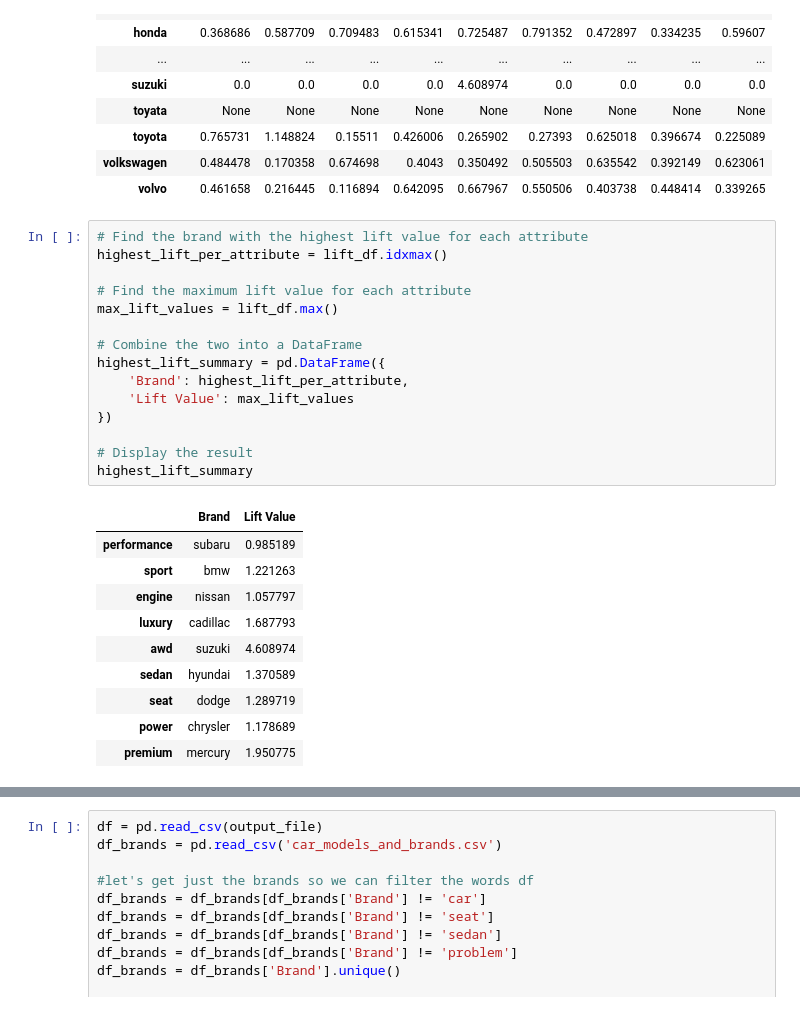
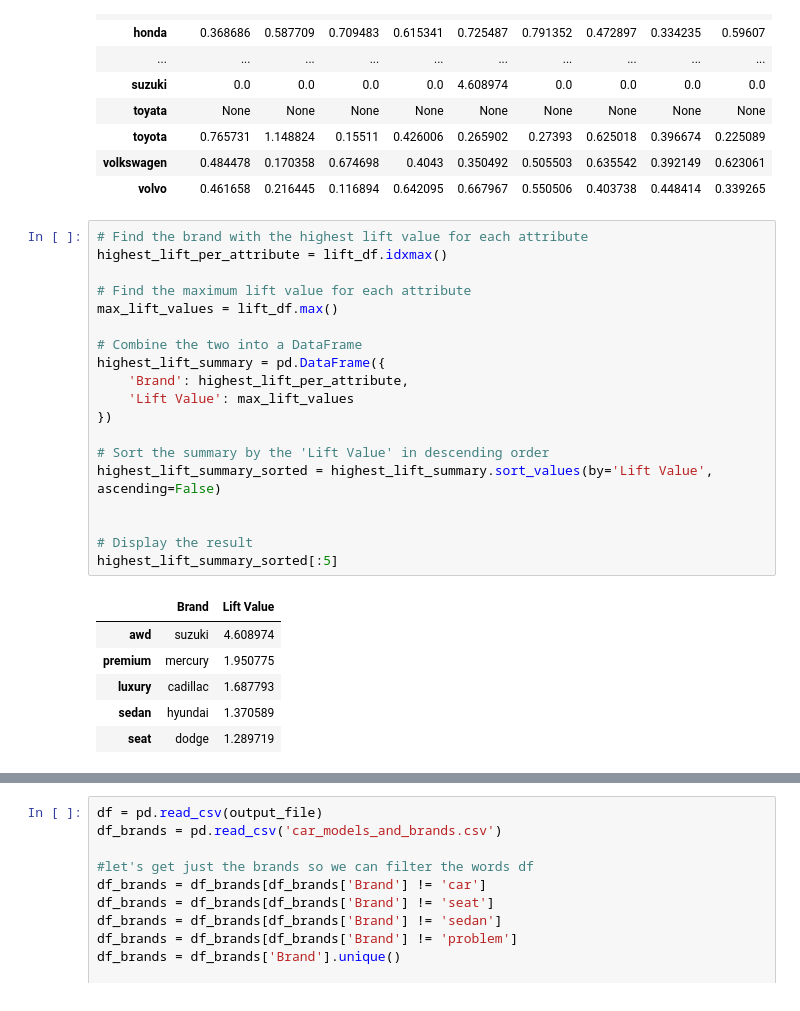
Before and after one commit to biagi0/Unstructured_Data_Projects, a Jupyter notebook: Assignment_One/Assignment_One_Consolidated.ipynb, the cells around one changed output, grey strips where cells are left out. Drawn from its saved outputs; the diff is of its cells as text.

```diff
--- a/Assignment_One/Assignment_One_Consolidated.ipynb
+++ b/Assignment_One/Assignment_One_Consolidated.ipynb
@@ -950,27 +936,27 @@ lift_df
 # %%
 # Find the brand with the highest lift value for each attribute
 highest_lift_per_attribute = lift_df.idxmax()
 
 # Find the maximum lift value for each attribute
 max_lift_values = lift_df.max()
 
 # Combine the two into a DataFrame
 highest_lift_summary = pd.DataFrame({
     'Brand': highest_lift_per_attribute,
     'Lift Value': max_lift_values
 })
 
+# Sort the summary by the 'Lift Value' in descending order
+highest_lift_summary_sorted = highest_lift_summary.sort_values(by='Lift Value', ascending=False)
+
+
 # Display the result
-highest_lift_summary
+highest_lift_summary_sorted[:5]
 # %% [output]
 |  | Brand | Lift Value |
-| performance | subaru | 0.985189 |
-| sport | bmw | 1.221263 |
-| engine | nissan | 1.057797 |
+| awd | suzuki | 4.608974 |
+| premium | mercury | 1.950775 |
 | luxury | cadillac | 1.687793 |
-| awd | suzuki | 4.608974 |
 | sedan | hyundai | 1.370589 |
 | seat | dodge | 1.289719 |
-| power | chrysler | 1.178689 |
-| premium | mercury | 1.950775 |
 # %%
```
Also changed, not shown: parts of 8 cells of this notebook, 2 other files.
